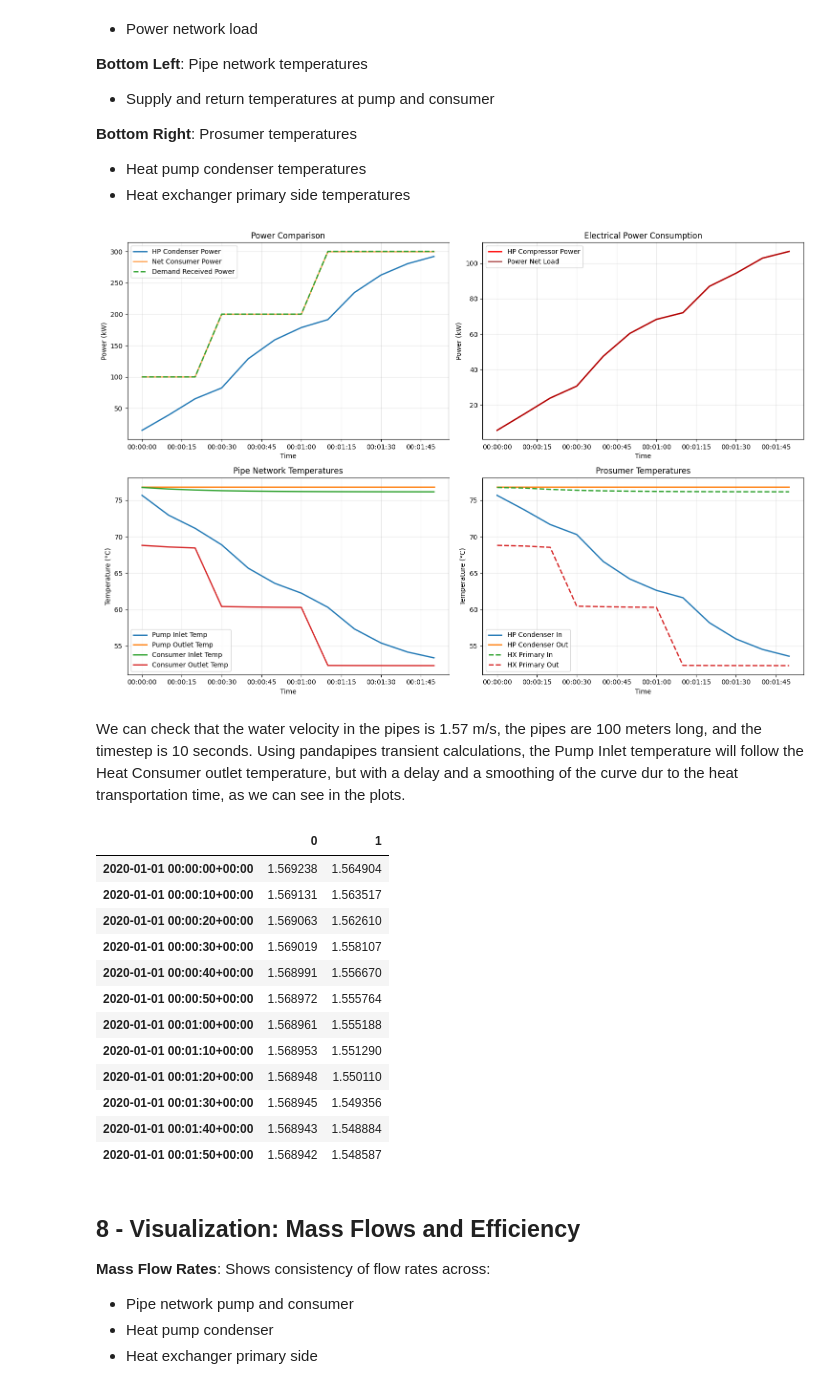
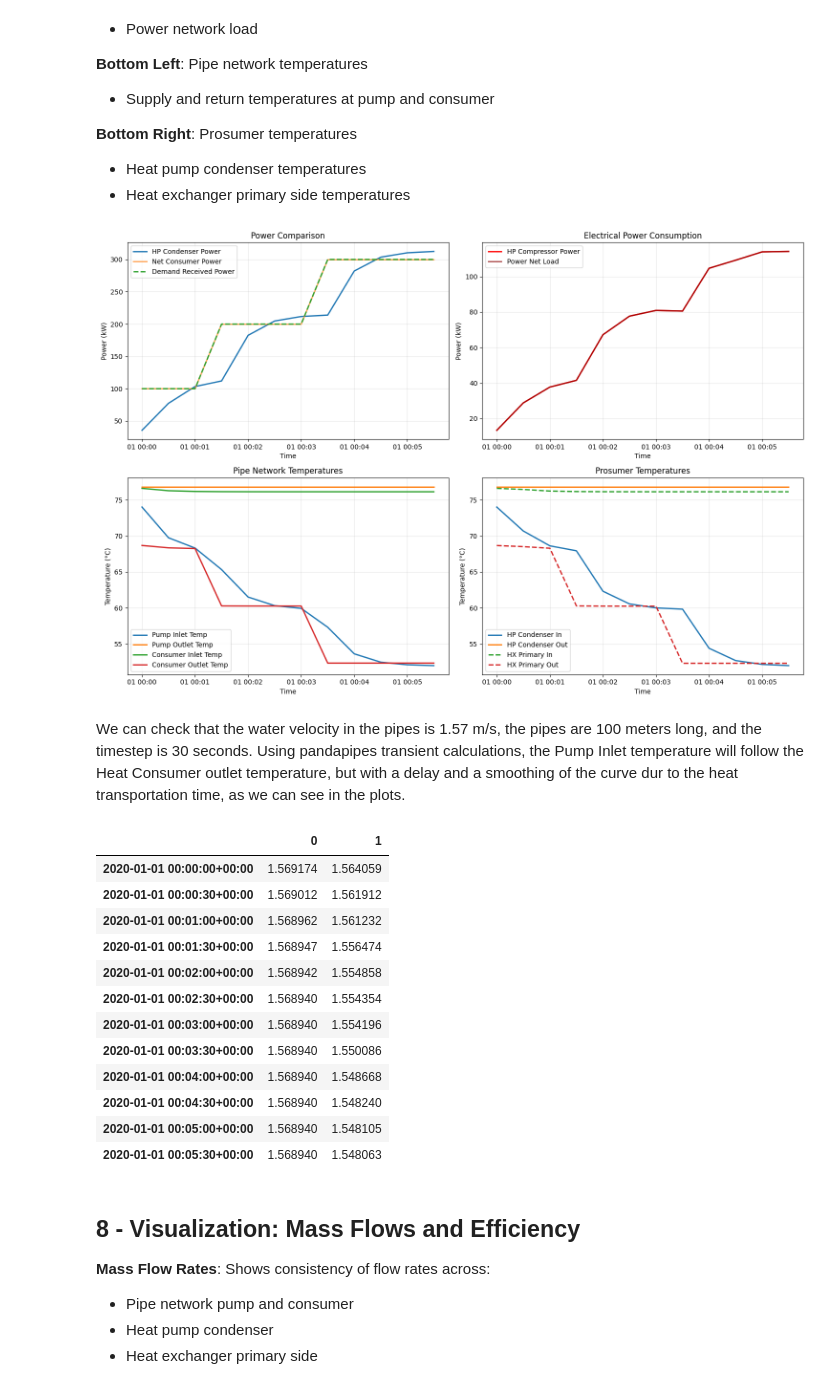
Before and after one commit to e2nIEE/pandaprosumer, a Jupyter notebook: tutorials/energy_system.ipynb, the cells around one changed output. Cells and saved outputs as stored; diff of their text form; code cells hidden in the pictures.

Commit message:
wip energy_system tutorial

```diff
--- a/tutorials/energy_system.ipynb
+++ b/tutorials/energy_system.ipynb
@@ -178,7 +163,7 @@ def _create_power_network():
     b2 = pandapower.create_bus(net, vn_kv=20.)
     pandapower.create_line(net, from_bus=b1, to_bus=b2, length_km=2.5, std_type="NAYY 4x50 SE")
     pandapower.create_ext_grid(net, bus=b1)
-    pandapower.create_load(net, bus=b2, p_mw=1.)
+    pandapower.create_load(net, bus=b2, p_mw=1., name='load_hp_coupling')
     return net
 # %% [markdown]
 ### Creating the Producer Prosumer
@@ -193,6 +178,9 @@ The producer prosumer contains:
 
 The mapping connects the ambient temperature input to the heat pump's evaporator inlet.
 # %%
+from pandaprosumer.create_controlled import *
+
+
 def _create_prosumer_prod(hp_level):
     prosumer = create_empty_prosumer_container(name='prosumer_prod', check_order=False)
     data_source = demand_input
@@ -207,10 +195,11 @@ def _create_prosumer_prod(hp_level):
                  'max_p_comp_kw': 1000e3}
 
     cp_controller_index = create_controlled_const_profile(prosumer, cp_input_columns, cp_result_columns,
-                                                          data_source, period, 0, 0)
+                                                          data_source, period, level=0, order=0)
 
     hp_controller_index = create_controlled_heat_pump(prosumer, period=period, name='hp_controller',
                                                       level=hp_level, order=0, **hp_params)
+
     GenericMapping(container=prosumer,
                    initiator_id=cp_controller_index,
                    initiator_column="Tin,evap",
@@ -231,6 +220,9 @@ Mappings connect:
 - Demand power → Heat demand controller
 - Heat exchanger fluid properties → Heat demand controller
 # %%
+from pandaprosumer.mapping import GenericMapping, FluidMixMapping
+
+
 def _create_prosumer_dmd(level):
     prosumer = create_empty_prosumer_container(name='prosumer_dmd', check_order=False)
     data_source = demand_input
@@ -249,7 +241,7 @@ def _create_prosumer_dmd(level):
                  't_out_set_c': 20}
 
     cp_controller_index = create_controlled_const_profile(prosumer, cp_input_columns, cp_result_columns,
-                                                          data_source, period, 0, 0)
+                                                          data_source, period, level=0, order=0)
 
     hx_controller_index = create_controlled_heat_exchanger(prosumer, period=period, name='hx_controller',
                                                            level=level, order=0, **hx_params)
@@ -475,0 +292,6 @@ These logged values will be used for results analysis and plotting.
+# %%
+net_pipes = _create_pipes_network(time_resolution_s)
+net_power = _create_power_network()
+prosumer_prod = _create_prosumer_prod(hp_level=2)
+prosumer_dmd = _create_prosumer_dmd(level=3)
+energy_system = _create_energy_system([net_pipes, net_power], [prosumer_prod, prosumer_dmd])
@@ -590,8 +606,8 @@ fig, axes = plt.subplots(2, 2, figsize=(15, 10))
 axes[0, 0].plot(prosumer_prod.time_series.data_source.loc[0].df.index,
                 prosumer_prod.time_series.data_source.loc[0].df['q_cond_kw'],
                 label='HP Condenser Power', linewidth=2)
-axes[0, 0].plot(net.output_writer.object.loc[0].output['heat_consumer.qext_w'].index,
-                net.output_writer.object.loc[0].output['heat_consumer.qext_w'] / 1000,
+axes[0, 0].plot(net_pipes.output_writer.object.loc[0].output['heat_consumer.qext_w'].index,
+                net_pipes.output_writer.object.loc[0].output['heat_consumer.qext_w'] / 1000,
                 label='Net Consumer Power', linewidth=2, alpha=0.7)
 axes[0, 0].plot(prosumer_dmd.time_series.data_source.loc[1].df.index,
                 prosumer_dmd.time_series.data_source.loc[1].df['q_received_kw'],
@@ -616,66 +632,66 @@ axes[0, 1].legend()
 axes[0, 1].grid(True, alpha=0.3)
 
 # Temperature in pipes net
-axes[1, 0].plot(net.output_writer.object.loc[0].output['res_circ_pump_pressure.t_from_k'].index,
-                net.output_writer.object.loc[0].output['res_circ_pump_pressure.t_from_k'] - 273.15,
+axes[1, 0].plot(net_pipes.output_writer.object.loc[0].output['res_circ_pump_pressure.t_from_k'].index,
+                net_pipes.output_writer.object.loc[0].output['res_circ_pump_pressure.t_from_k'] - 273.15,
                 label='Pump Inlet Temp', linewidth=2)
-axes[1, 0].plot(net.output_writer.object.loc[0].output['res_circ_pump_pressure.t_to_k'].index,
-                net.output_writer.object.loc[0].output['res_circ_pump_pressure.t_to_k'] - 273.15,
+axes[1, 0].plot(net_pipes.output_writer.object.loc[0].output['res_circ_pump_pressure.t_to_k'].index,
+                net_pipes.output_writer.object.loc[0].output['res_circ_pump_pressure.t_to_k'] - 273.15,
                 label='Pump Outlet Temp', linewidth=2)
-axes[1, 0].plot(net.output_writer.object.loc[0].output['res_heat_consumer.t_from_k'].index,
-                net.output_writer.object.loc[0].output['res_heat_consumer.t_from_k'] - 273.15,
+axes[1, 0].plot(net_pipes.output_writer.object.loc[0].output['res_heat_consumer.t_from_k'].index,
+                net_pipes.output_writer.object.loc[0].output['res_heat_consumer.t_from_k'] - 273.15,
                 label='Consumer Inlet Temp', linewidth=2)
-axes[1, 0].plot(net.output_writer.object.loc[0].output['res_heat_consumer.t_to_k'].index,
-                net.output_writer.object.loc[0].output['res_heat_consumer.t_to_k'] - 273.15,
+axes[1, 0].plot(net_pipes.output_writer.object.loc[0].output['res_heat_consumer.t_to_k'].index,
+                net_pipes.output_writer.object.loc[0].output['res_heat_consumer.t_to_k'] - 273.15,
                 label='Consumer Outlet Temp', linewidth=2)
 axes[1, 0].set_xlabel('Time')
 axes[1, 0].set_ylabel('Temperature (°C)')
 axes[1, 0].set_title('Pipe Network Temperatures')
 axes[1, 0].legend()
 axes[1, 0].grid(True, alpha=0.3)
 
 # Temperature in prosumers
 axes[1, 1].plot(prosumer_prod.time_series.data_source.loc[0].df.index,
                 prosumer_prod.time_series.data_source.loc[0].df['t_cond_in_c'],
                 label='HP Condenser In', linewidth=2)
 axes[1, 1].plot(prosumer_prod.time_series.data_source.loc[0].df.index,
                 prosumer_prod.time_series.data_source.loc[0].df['t_cond_out_c'],
                 label='HP Condenser Out', linewidth=2)
 axes[1, 1].plot(prosumer_dmd.time_series.data_source.loc[0].df.index,
                 prosumer_dmd.time_series.data_source.loc[0].df['t_1_in_c'],
                 label='HX Primary In', linewidth=2, linestyle='--')
 axes[1, 1].plot(prosumer_dmd.time_series.data_source.loc[0].df.index,
                 prosumer_dmd.time_series.data_source.loc[0].df['t_1_out_c'],
                 label='HX Primary Out', linewidth=2, linestyle='--')
 axes[1, 1].set_xlabel('Time')
 axes[1, 1].set_ylabel('Temperature (°C)')
 axes[1, 1].set_title('Prosumer Temperatures')
 axes[1, 1].legend()
 axes[1, 1].grid(True, alpha=0.3)
 
 plt.tight_layout()
 plt.show()
 # %% [output]
-[figure, old version]
+[figure, new version]
 # %% [markdown]
-We can check that the water velocity in the pipes is 1.57 m/s, the pipes are 100 meters long, and the timestep is 10 seconds.
+We can check that the water velocity in the pipes is 1.57 m/s, the pipes are 100 meters long, and the timestep is 30 seconds.
 Using pandapipes transient calculations, the Pump Inlet temperature will follow the Heat Consumer outlet temperature, but with a delay and a smoothing of the curve dur to the heat transportation time, as we can see in the plots.
 # %%
-net.output_writer.object.loc[0].output['res_pipe.v_mean_m_per_s']
+net_pipes.output_writer.object.loc[0].output['res_pipe.v_mean_m_per_s']
 # %% [output]
 |  | 0 | 1 |
-| 2020-01-01 00:00:00+00:00 | 1.569238 | 1.564904 |
-| 2020-01-01 00:00:10+00:00 | 1.569131 | 1.563517 |
-| 2020-01-01 00:00:20+00:00 | 1.569063 | 1.562610 |
-| 2020-01-01 00:00:30+00:00 | 1.569019 | 1.558107 |
-| 2020-01-01 00:00:40+00:00 | 1.568991 | 1.556670 |
-| 2020-01-01 00:00:50+00:00 | 1.568972 | 1.555764 |
-| 2020-01-01 00:01:00+00:00 | 1.568961 | 1.555188 |
-| 2020-01-01 00:01:10+00:00 | 1.568953 | 1.551290 |
-| 2020-01-01 00:01:20+00:00 | 1.568948 | 1.550110 |
-| 2020-01-01 00:01:30+00:00 | 1.568945 | 1.549356 |
-| 2020-01-01 00:01:40+00:00 | 1.568943 | 1.548884 |
-| 2020-01-01 00:01:50+00:00 | 1.568942 | 1.548587 |
+| 2020-01-01 00:00:00+00:00 | 1.569174 | 1.564059 |
+| 2020-01-01 00:00:30+00:00 | 1.569012 | 1.561912 |
+| 2020-01-01 00:01:00+00:00 | 1.568962 | 1.561232 |
+| 2020-01-01 00:01:30+00:00 | 1.568947 | 1.556474 |
+| 2020-01-01 00:02:00+00:00 | 1.568942 | 1.554858 |
+| 2020-01-01 00:02:30+00:00 | 1.568940 | 1.554354 |
+| 2020-01-01 00:03:00+00:00 | 1.568940 | 1.554196 |
+| 2020-01-01 00:03:30+00:00 | 1.568940 | 1.550086 |
+| 2020-01-01 00:04:00+00:00 | 1.568940 | 1.548668 |
+| 2020-01-01 00:04:30+00:00 | 1.568940 | 1.548240 |
+| 2020-01-01 00:05:00+00:00 | 1.568940 | 1.548105 |
+| 2020-01-01 00:05:30+00:00 | 1.568940 | 1.548063 |
 # %% [markdown]
 ## 8 - Visualization: Mass Flows and Efficiency
 
```
Also changed, not shown: parts of 48 cells of this notebook, 1 other file.
